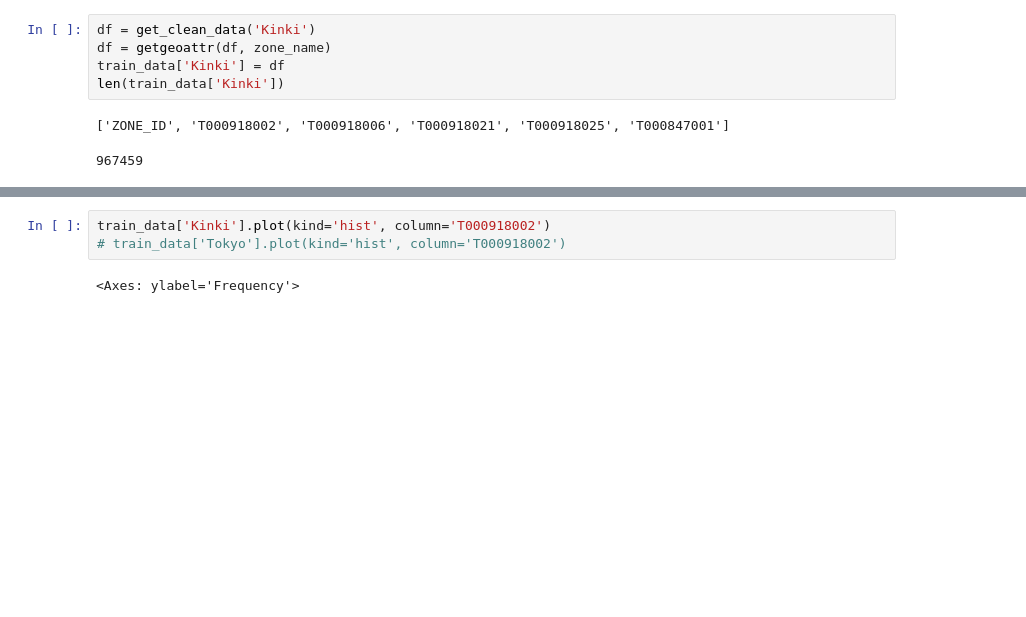
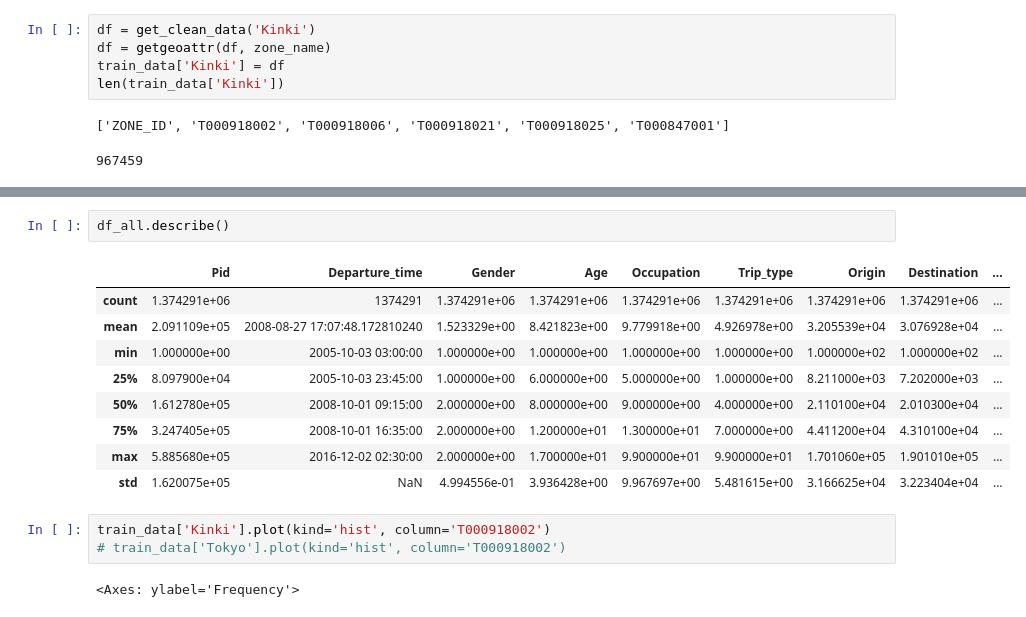
Before and after one commit to wangyichengsh/uOttawa, a Jupyter notebook: SYSC 5703/final project/ieee-bigdata-cup-2022-destination-prediction/SYSC_5703.ipynb, the cells around one changed output, grey strips where cells are left out. Drawn from its saved outputs; the diff is of its cells as text; blank space fills up the shorter version.

```diff
--- a/SYSC 5703/final project/ieee-bigdata-cup-2022-destination-prediction/SYSC_5703.ipynb
+++ b/SYSC 5703/final project/ieee-bigdata-cup-2022-destination-prediction/SYSC_5703.ipynb
@@ -395,3 +313,15 @@ train_data['Tokyo'].describe()
+# %%
+df_all.describe()
+# %% [output]
+|  | Pid | Departure_time | Gender | Age | Occupation | Trip_type | Origin | Destination | ... |
+| count | 1.374291e+06 | 1374291 | 1.374291e+06 | 1.374291e+06 | 1.374291e+06 | 1.374291e+06 | 1.374291e+06 | 1.374291e+06 | ... |
+| mean | 2.091109e+05 | 2008-08-27 17:07:48.172810240 | 1.523329e+00 | 8.421823e+00 | 9.779918e+00 | 4.926978e+00 | 3.205539e+04 | 3.076928e+04 | ... |
+| min | 1.000000e+00 | 2005-10-03 03:00:00 | 1.000000e+00 | 1.000000e+00 | 1.000000e+00 | 1.000000e+00 | 1.000000e+02 | 1.000000e+02 | ... |
+| 25% | 8.097900e+04 | 2005-10-03 23:45:00 | 1.000000e+00 | 6.000000e+00 | 5.000000e+00 | 1.000000e+00 | 8.211000e+03 | 7.202000e+03 | ... |
+| 50% | 1.612780e+05 | 2008-10-01 09:15:00 | 2.000000e+00 | 8.000000e+00 | 9.000000e+00 | 4.000000e+00 | 2.110100e+04 | 2.010300e+04 | ... |
+| 75% | 3.247405e+05 | 2008-10-01 16:35:00 | 2.000000e+00 | 1.200000e+01 | 1.300000e+01 | 7.000000e+00 | 4.411200e+04 | 4.310100e+04 | ... |
+| max | 5.885680e+05 | 2016-12-02 02:30:00 | 2.000000e+00 | 1.700000e+01 | 9.900000e+01 | 9.900000e+01 | 1.701060e+05 | 1.901010e+05 | ... |
+| std | 1.620075e+05 | NaN | 4.994556e-01 | 3.936428e+00 | 9.967697e+00 | 5.481615e+00 | 3.166625e+04 | 3.223404e+04 | ... |
 # %%
 train_data['Kinki'].plot(kind='hist', column='T000918002')
 # train_data['Tokyo'].plot(kind='hist', column='T000918002')
```
Also changed, not shown: parts of 81 cells of this notebook, 1 other file.
